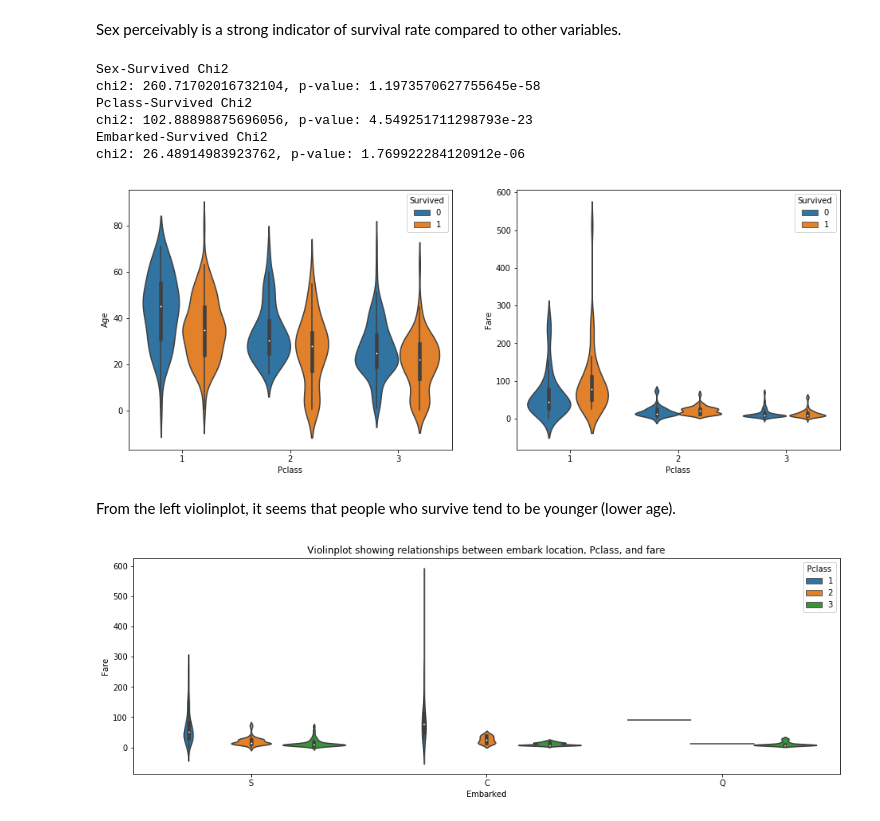
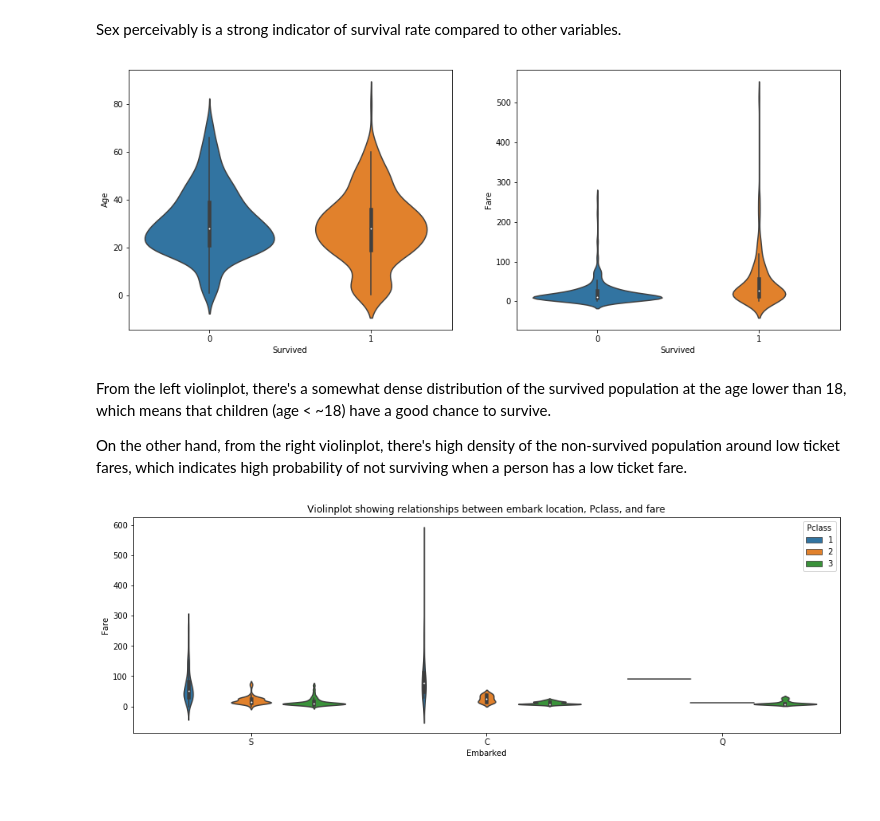
Before and after one commit to chasnew/data-analysis-repository, a Jupyter notebook: Titanic/Kaggle_titanic.ipynb, the cells around one changed output. Drawn from its saved outputs; the diff is of its cells as text; code cells hidden in the pictures; blank space fills up the shorter version.

```diff
--- a/Titanic/Kaggle_titanic.ipynb
+++ b/Titanic/Kaggle_titanic.ipynb
@@ -149,38 +148,21 @@ plt.show()
 # %% [markdown]
 Sex perceivably is a strong indicator of survival rate compared to other variables.
-# %%
-ss_group = data.groupby(['Sex', 'Survived'])['Sex'].count()
-result = stats.chi2_contingency(ss_group.unstack('Survived'))
-print('Sex-Survived Chi2\nchi2: {}, p-value: {}'.format(result[0], result[1]))
-
-cs_group = data.groupby(['Pclass', 'Survived'])['Pclass'].count()
-result = stats.chi2_contingency(cs_group.unstack('Survived'))
-print('Pclass-Survived Chi2\nchi2: {}, p-value: {}'.format(result[0], result[1]))
-
-es_group = data.groupby(['Embarked', 'Survived'])['Embarked'].count()
-result = stats.chi2_contingency(es_group.unstack('Survived'))
-print('Embarked-Survived Chi2\nchi2: {}, p-value: {}'.format(result[0], result[1]))
-# %% [output]
-Sex-Survived Chi2
-chi2: 260.71702016732104, p-value: 1.1973570627755645e-58
-Pclass-Survived Chi2
-chi2: 102.88898875696056, p-value: 4.549251711298793e-23
-Embarked-Survived Chi2
-chi2: 26.48914983923762, p-value: 1.769922284120912e-06
 # %%
 fig, axes = plt.subplots(nrows=1, ncols=2)
 fig.set_figheight(6)
 fig.set_figwidth(16)
 
-sns.violinplot(x='Pclass', y='Age', hue='Survived', data=data, ax=axes[0])
+sns.violinplot(x='Survived', y='Age', data=data, ax=axes[0])
 
-sns.violinplot(x='Pclass', y='Fare', hue='Survived', data=data, ax=axes[1])
+sns.violinplot(x='Survived', y='Fare', data=data, ax=axes[1])
 
 plt.show()
 # %% [output]
-[figure, old version]
+[figure, new version]
-# %% [markdown]
-From the left violinplot, it seems that people who survive tend to be younger (lower age).
+# %% [markdown]
+From the left violinplot, there's a somewhat dense distribution of the survived population at the age lower than 18, which means that children (age < ~18) have a good chance to survive.
+
+On the other hand, from the right violinplot, there's high density of the non-survived population around low ticket fares, which indicates high probability of not surviving when a person has a low ticket fare.
 # %%
 fig = plt.figure()
 fig.set_figheight(5)
```
Also changed, not shown: parts of 45 cells of this notebook.
